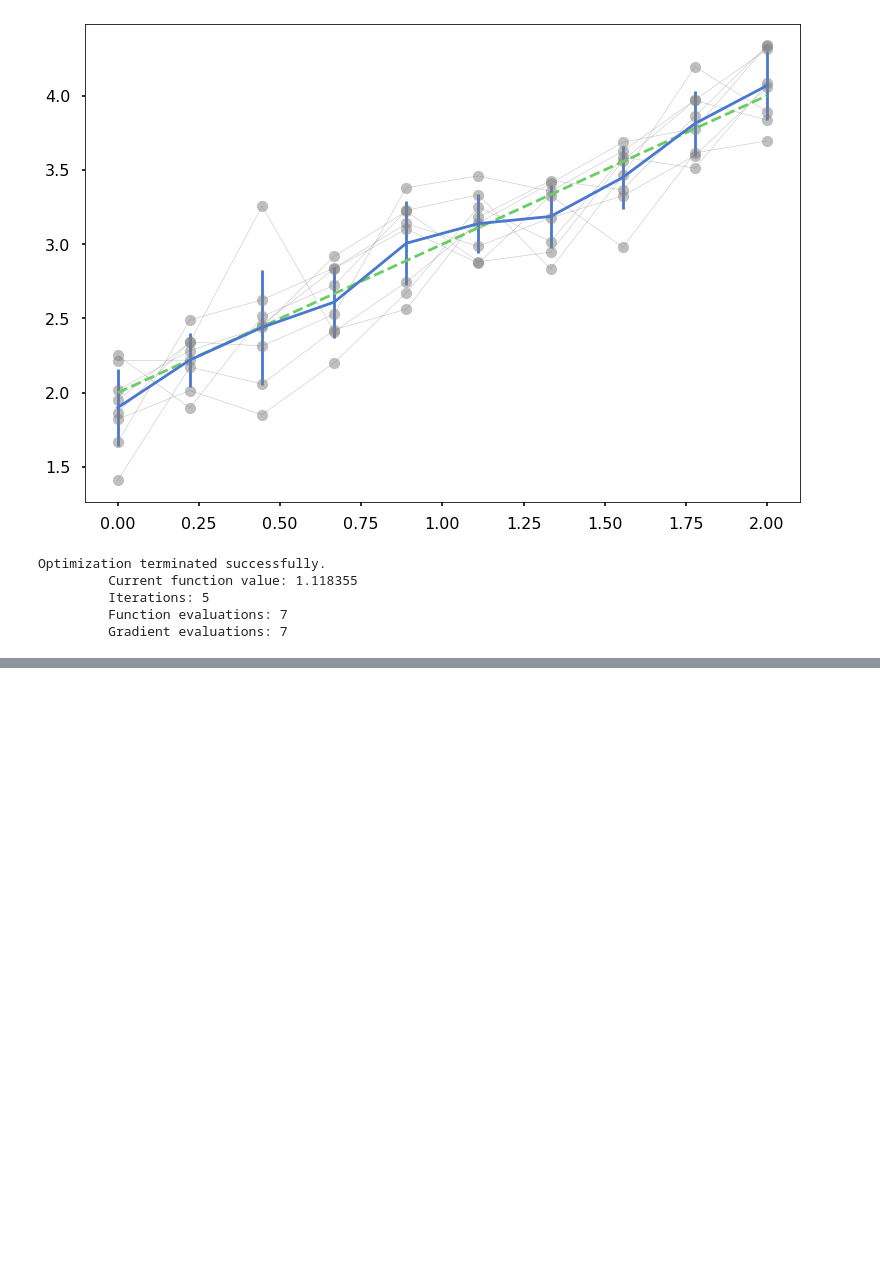
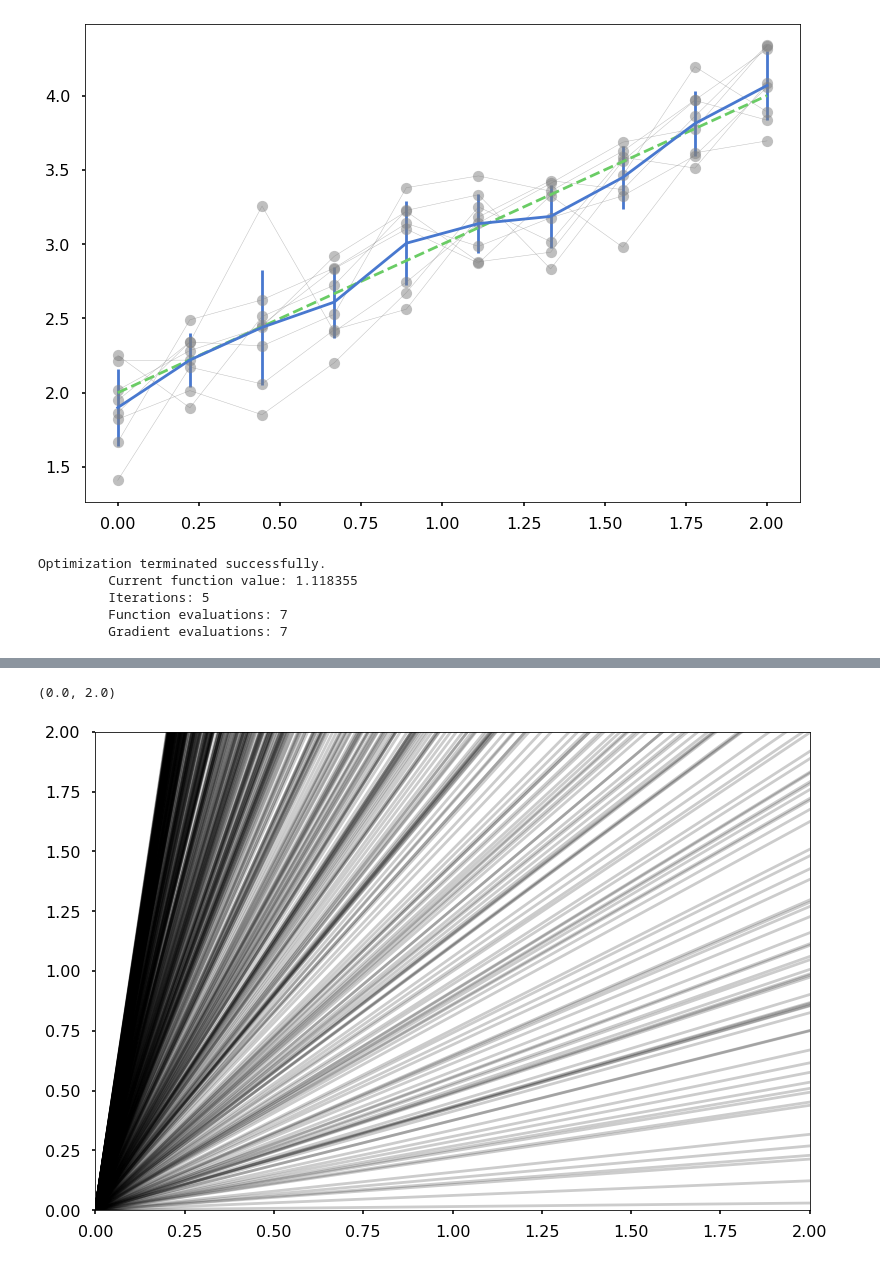
Before and after one commit to johnjmolina/MLKyoto, a Jupyter notebook: _notebooks/2020-05-13-Parameter-Estimation.ipynb, the cells around one changed output, grey strips where cells are left out. Cells and saved outputs as stored; diff of their text form; code cells hidden in the pictures; blank space fills up the shorter version.

```diff
--- a/_notebooks/2020-05-13-Parameter-Estimation.ipynb
+++ b/_notebooks/2020-05-13-Parameter-Estimation.ipynb
@@ -227,8 +61,8 @@ nparams,func  = 2, linear_func
 θ0            = _θ0[:nparams]
 
 measurement  = make_noisy_func(func, σ0)
-
-x_sample    = np.linspace(0, 2.0, num=10)
+npoints    = 10
+x_sample    = np.linspace(0, 2.0, num=npoints)
 y_sample    = np.array([measurement(θ0,x_sample) for i in range(8)])
 y_avg, y_err= np.average(y_sample, axis=0), np.std(y_sample, axis=0)
 
@@ -265,0 +101,11 @@ for i in range(nparams):
+# %%
+with pm.Model() as model_uni:
+    #priors for unknown model parameters
+    m = pm.Uniform('m', lower=-10, upper=10)
+    b = pm.Uniform('b', lower=-10, upper=10)
+    y = pm.Deterministic('y', func([b,m], x_sample))
+    yobs = pm.Normal('yobs', mu=y, sd=y_err, observed=y_avg)
+
+    prior_uni = pm.sample_prior_predictive(samples=1000, random_seed = 123456)
+    trace_uni =  pm.sample(5000, tune = 20000, progressbar=True)
+post_uni = pm.sample_posterior_predictive(trace_uni, model=model_uni, random_seed=4938483)
@@ -265,0 +123,9 @@ for i in range(nparams):
+# %%
+fig, ax = plt.subplots()
+for y_i,b_i in zip(prior_uni['y'], prior_uni['b']):
+    ax.plot(x_sample, y_i-b_i, alpha=0.2, color='k')
+ax.set_ylim(0,2)
+ax.set_xlim(0,2)
+# %% [output]
+(0.0, 2.0)
+[figure, added]
```
Also changed, not shown: parts of 51 cells of this notebook.
